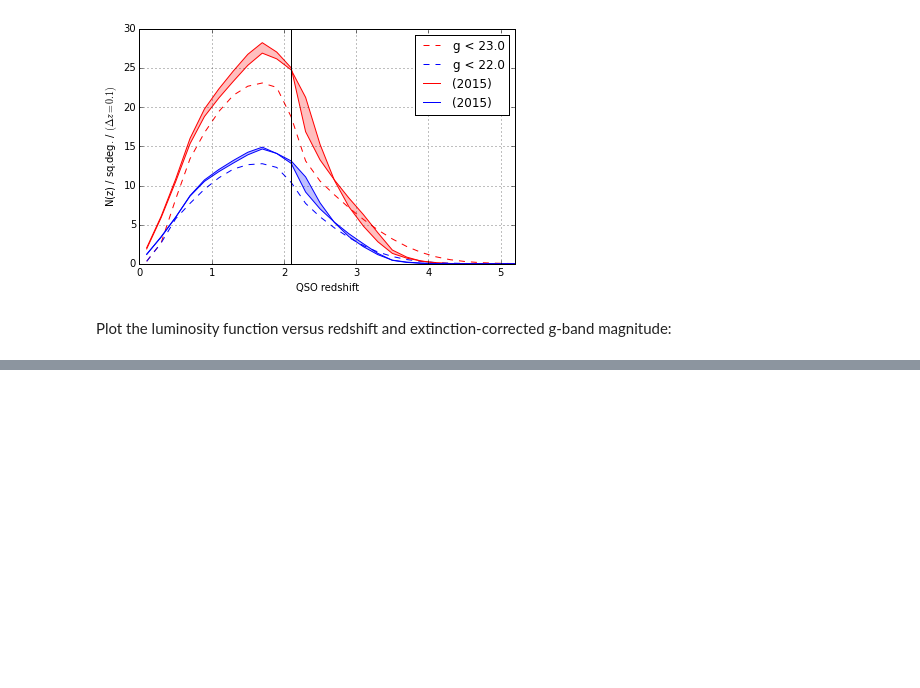
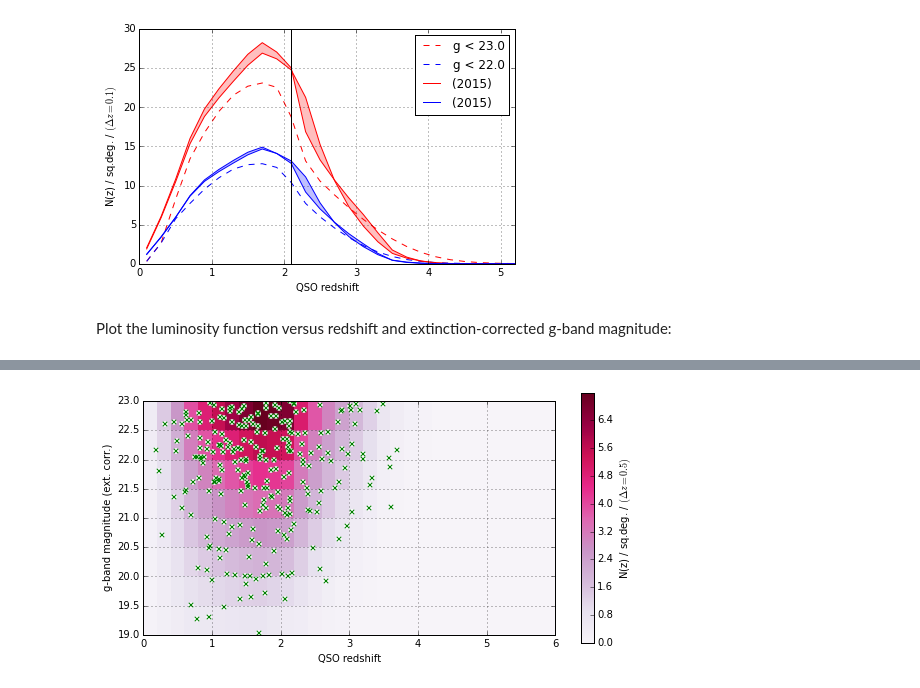
Before and after one commit to dkirkby/ArgonneLymanAlpha, a Jupyter notebook: notebooks/SampleProperties.ipynb, the cells around one changed output, grey strips where cells are left out. Cells and saved outputs as stored; diff of their text form; code cells hidden in the pictures; blank space fills up the shorter version.

```diff
--- a/notebooks/SampleProperties.ipynb
+++ b/notebooks/SampleProperties.ipynb
@@ -239,0 +243,41 @@ lumi_plot(table2015a, save='lumi2015.png')
+# %%
+def sample(data, num_samples, g_min=19, g_max=23, z_min=0, z_max=6, seed=None):
+    """Generate random samples of (g,z) within the specified cuts.
+    """
+    gbin, zbin, nqso = luminosity_function(data)
+    z_min_cut = bin_index(zbin, z_min)
+    z_max_cut = bin_index(zbin, z_max)
+    g_min_cut = bin_index(gbin, g_min)
+    g_max_cut = bin_index(gbin, g_max)
+    nqso_cut = nqso[g_min_cut:g_max_cut, z_min_cut:z_max_cut]
+    # Calculate the flattened CDF
+    cdf = np.cumsum(nqso_cut.ravel())
+    cdf /= np.float(cdf[-1])
+    # Pick random flattened indices.
+    generator = np.random.RandomState(seed)
+    r = generator.rand(num_samples)
+    indices = np.searchsorted(cdf, r)
+    # Unravel to get g,z indices.
+    g_indices, z_indices = np.unravel_index(indices, (len(gbin), len(zbin)))
+    # Spread points out uniformly in each 2D bin.
+    dg, dz = gbin[1] - gbin[0], zbin[1] - zbin[0]
+    g = gbin[g_min_cut + g_indices] + dg * (generator.rand(num_samples) - 0.5)
+    z = zbin[z_min_cut + z_indices] + dz * (generator.rand(num_samples) - 0.5)
+    return g, z
+# %%
+def sample_plot(data, num_samples, g_min=19, g_max=23, z_min=0, z_max=6, seed=None, save=None):
+    #
+    lumi_plot(data, g_min, g_max, z_min, z_max)
+    #
+    g, z = sample(data, num_samples, g_min, g_max, z_min, z_max, seed)
+    plt.scatter(z, g, marker='o', color='w')
+    plt.scatter(z, g, marker='x', color='g')
+    #
+    plt.tight_layout()
+    if save:
+        plt.savefig(save)
+    plt.show()
+# %%
+sample_plot(table2015, 250, seed=123, save='sample.png')
+# %% [output]
+[figure, added]
```
Also changed, not shown: parts of 7 cells of this notebook.
